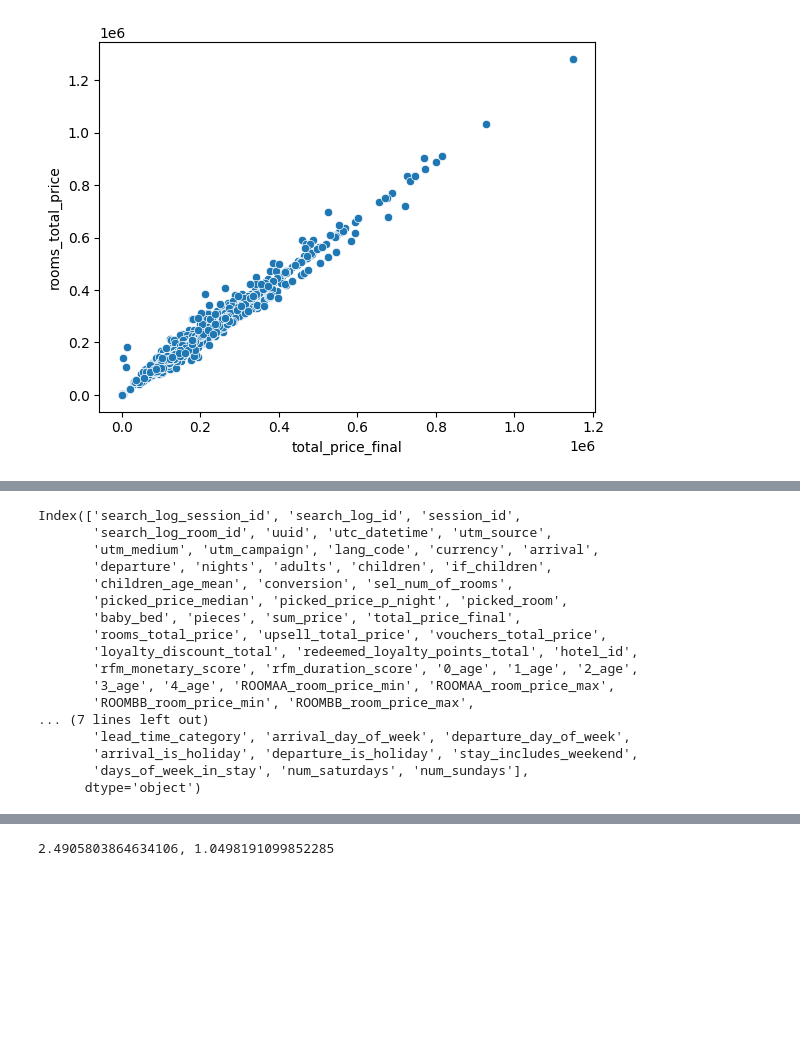
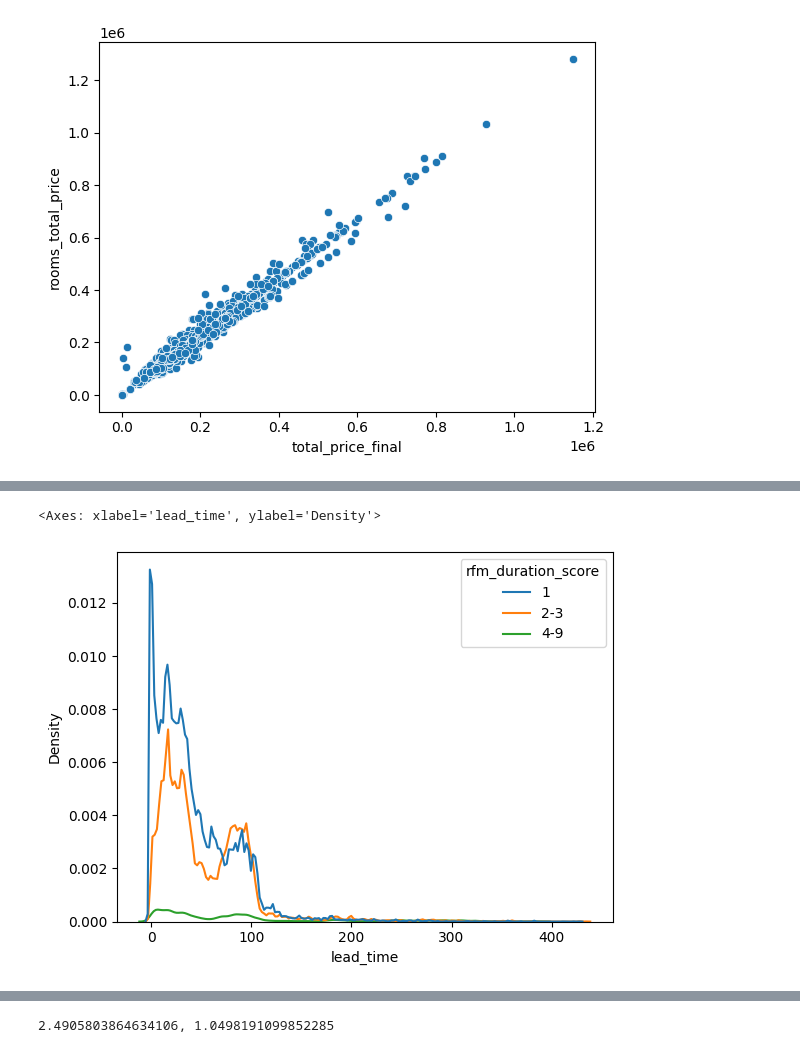
Before and after one commit to roland045/morgens-hotel-data-analysis, a Jupyter notebook: code/04-search-and-bookings-analysis.ipynb, the cells around one changed output, grey strips where cells are left out. Cells and saved outputs as stored; diff of their text form; code cells hidden in the pictures; blank space fills up the shorter version.

```diff
--- a/code/04-search-and-bookings-analysis.ipynb
+++ b/code/04-search-and-bookings-analysis.ipynb
@@ -323,21 +323,6 @@ df['lead_time'].plot(kind='hist', bins=30)
-# %%
-df.columns
-# %% [output]
-Index(['search_log_session_id', 'search_log_id', 'session_id',
-       'search_log_room_id', 'uuid', 'utc_datetime', 'utm_source',
-       'utm_medium', 'utm_campaign', 'lang_code', 'currency', 'arrival',
-       'departure', 'nights', 'adults', 'children', 'if_children',
-       'children_age_mean', 'conversion', 'sel_num_of_rooms',
-       'picked_price_median', 'picked_price_p_night', 'picked_room',
-       'baby_bed', 'pieces', 'sum_price', 'total_price_final',
-       'rooms_total_price', 'upsell_total_price', 'vouchers_total_price',
-       'loyalty_discount_total', 'redeemed_loyalty_points_total', 'hotel_id',
-       'rfm_monetary_score', 'rfm_duration_score', '0_age', '1_age', '2_age',
-       '3_age', '4_age', 'ROOMAA_room_price_min', 'ROOMAA_room_price_max',
-       'ROOMBB_room_price_min', 'ROOMBB_room_price_max',
-... (7 lines left out)
-       'lead_time_category', 'arrival_day_of_week', 'departure_day_of_week',
-       'arrival_is_holiday', 'departure_is_holiday', 'stay_includes_weekend',
-       'days_of_week_in_stay', 'num_saturdays', 'num_sundays'],
-      dtype='object')
+# %%
+sns.kdeplot(data=df, x='lead_time', bw_adjust=0.2, hue='rfm_duration_score')
+# %% [output]
+<Axes: xlabel='lead_time', ylabel='Density'>
+[figure, added]
 # %%
```
Also changed, not shown: parts of 9 cells of this notebook.
